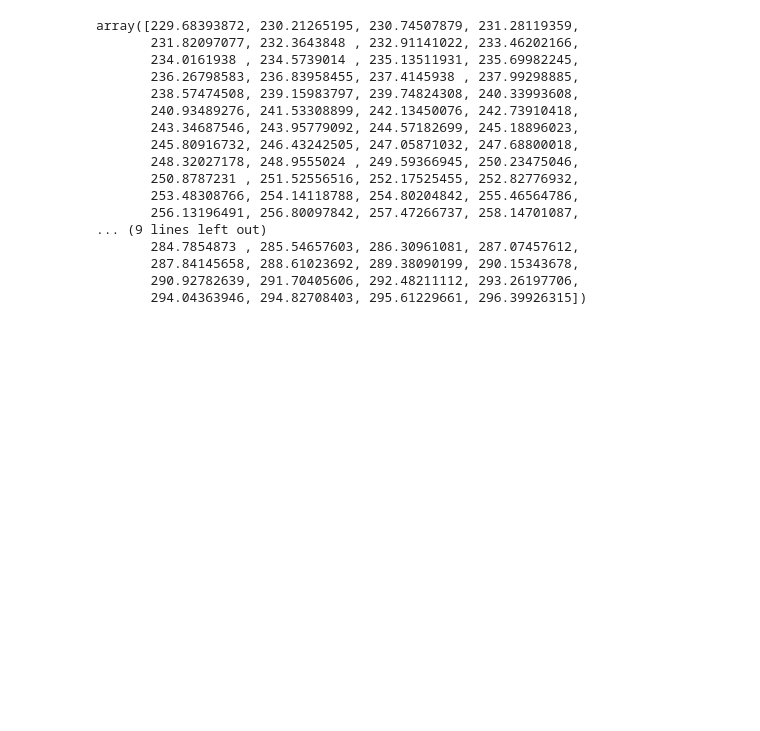
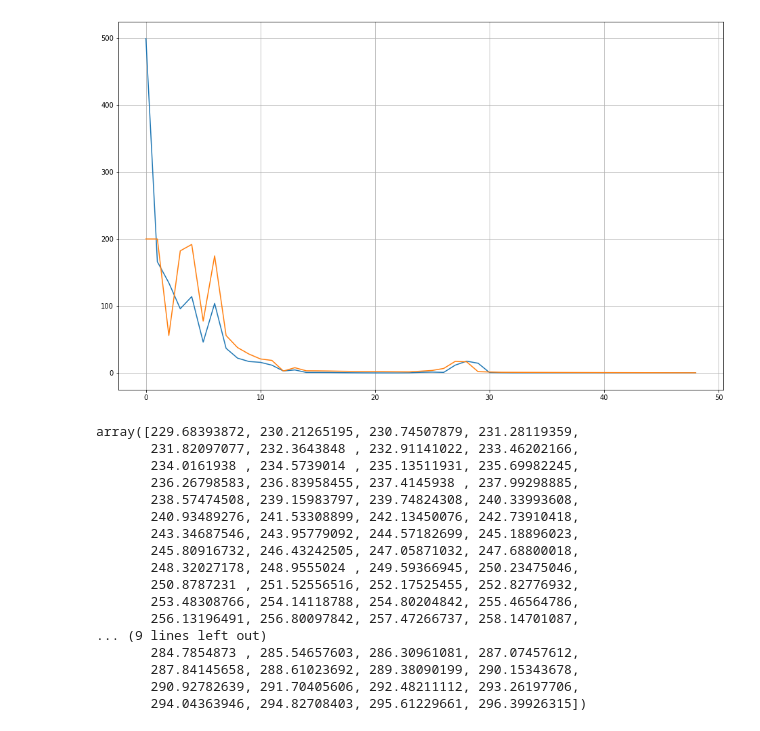
Before and after one commit to acsl-inha/drone_simulation, a Jupyter notebook: src/open_loop_thr_lower_bound_guidance.ipynb, the cells around one changed output. Saved outputs shown, nothing was run; the diff lists cells and outputs as text; code cells hidden in the pictures; blank space fills up the shorter version.

```diff
--- a/src/open_loop_thr_lower_bound_guidance.ipynb
+++ b/src/open_loop_thr_lower_bound_guidance.ipynb
@@ -481,3 +490,17 @@ plt.legend()
+# %%
+N = int(tgo/0.1)
+differ_norm = np.zeros(N-1)
+differ_norm_css = np.zeros(N-1)
+for i in range(N-1):
+    differ_norm[i] = np.linalg.norm(opt_T_c[:,i+1] - opt_T_c[:,i])
+    differ_norm_css[i] = np.linalg.norm(opt_T_c_consensus[:,i+1] - opt_T_c_consensus[:,i])
+
+plt.figure(figsize=(16,10))
+plt.plot(differ_norm)
+plt.plot(differ_norm_css)
+plt.grid()
+# %% [output]
+[figure, added]
 # %%
 thrust_admm
 # %% [output]
```
Also changed, not shown: parts of 4 cells of this notebook.
